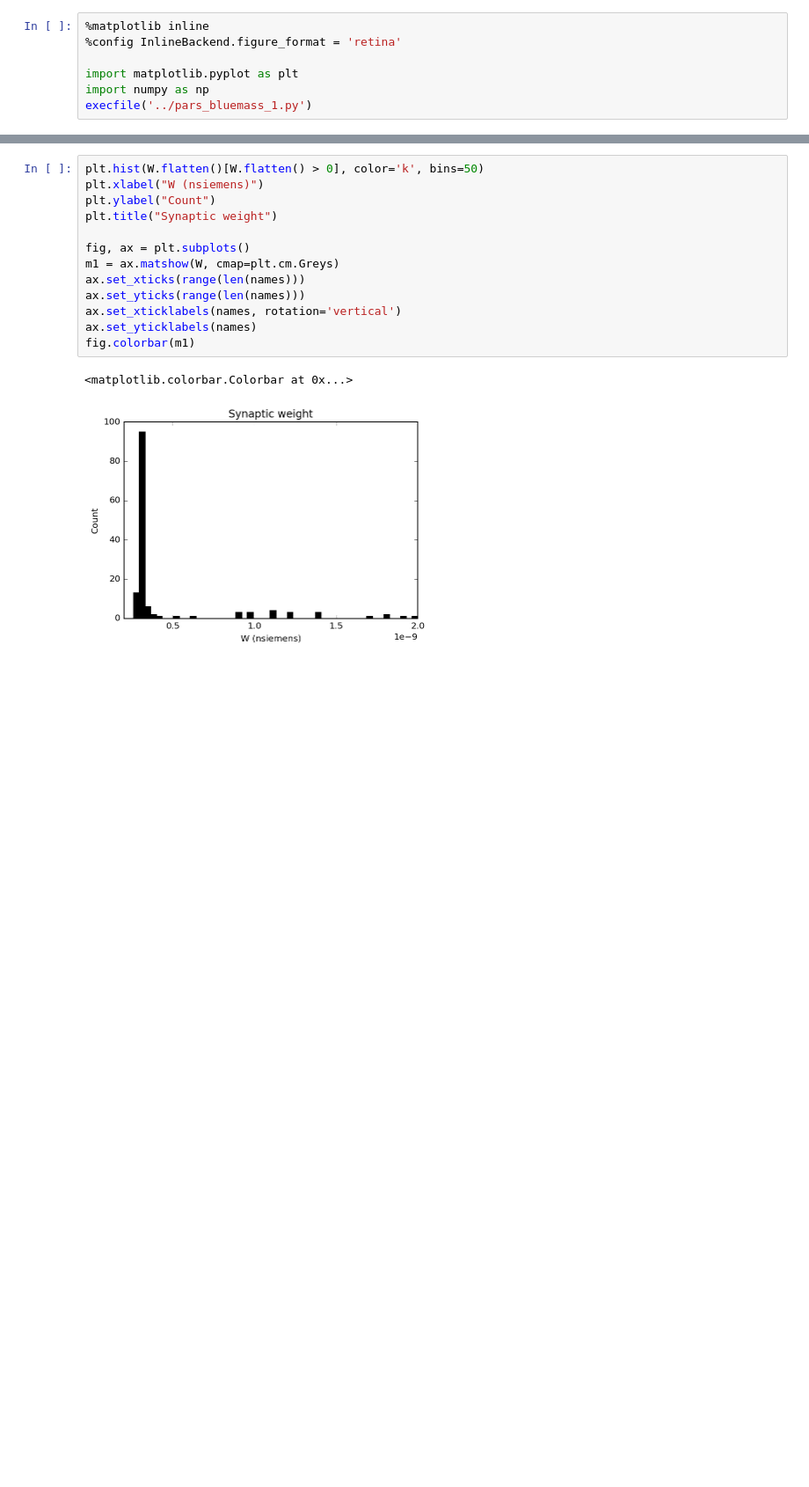
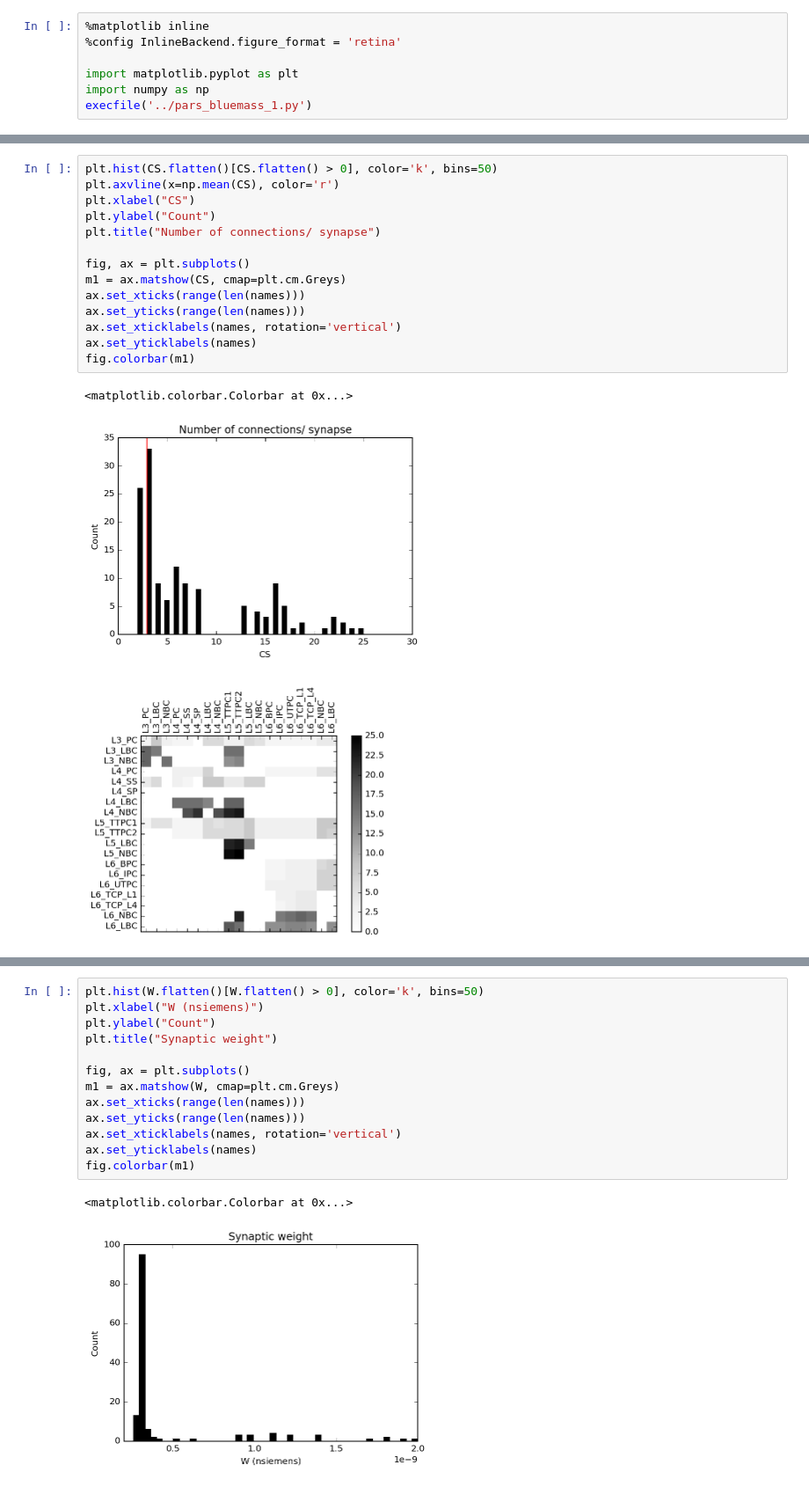
Before and after one commit to voytekresearch/pacological, a Jupyter notebook: ipynb/pars_bluemass1.ipynb, the cells around one changed output, grey strips where cells are left out. Shown: that part at 88% size. Saved outputs shown, nothing was run; the diff lists cells and outputs as text; blank space fills up the shorter version.

```diff
--- a/ipynb/pars_bluemass1.ipynb
+++ b/ipynb/pars_bluemass1.ipynb
@@ -17,5 +27,23 @@ plt.title("Binary connection matrix", y=1.3)
 # %% [output]
 <matplotlib.text.Text at 0x...>
 [figure]
+# %%
+plt.hist(CS.flatten()[CS.flatten() > 0], color='k', bins=50)
+plt.axvline(x=np.mean(CS), color='r')
+plt.xlabel("CS")
+plt.ylabel("Count")
+plt.title("Number of connections/ synapse")
+
+fig, ax = plt.subplots()
+m1 = ax.matshow(CS, cmap=plt.cm.Greys)
+ax.set_xticks(range(len(names)))
+ax.set_yticks(range(len(names)))
+ax.set_xticklabels(names, rotation='vertical')
+ax.set_yticklabels(names)
+fig.colorbar(m1)
+# %% [output]
+<matplotlib.colorbar.Colorbar at 0x...>
+[figure, added]
+[figure, added]
 # %%
 plt.hist(C.flatten()[C.flatten() > 0], color='k', bins=50)
```
Also changed, not shown: parts of 2 cells of this notebook, 8 other files.
